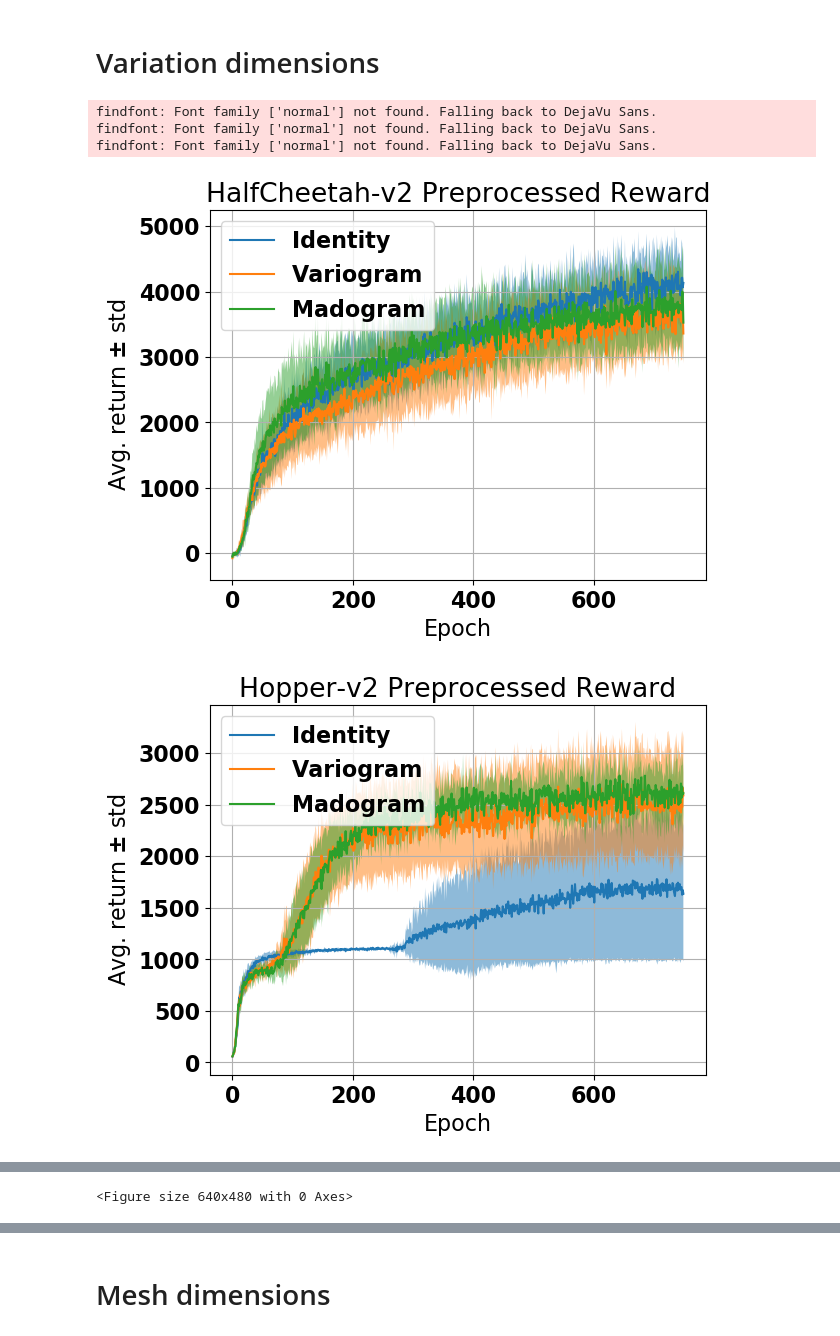
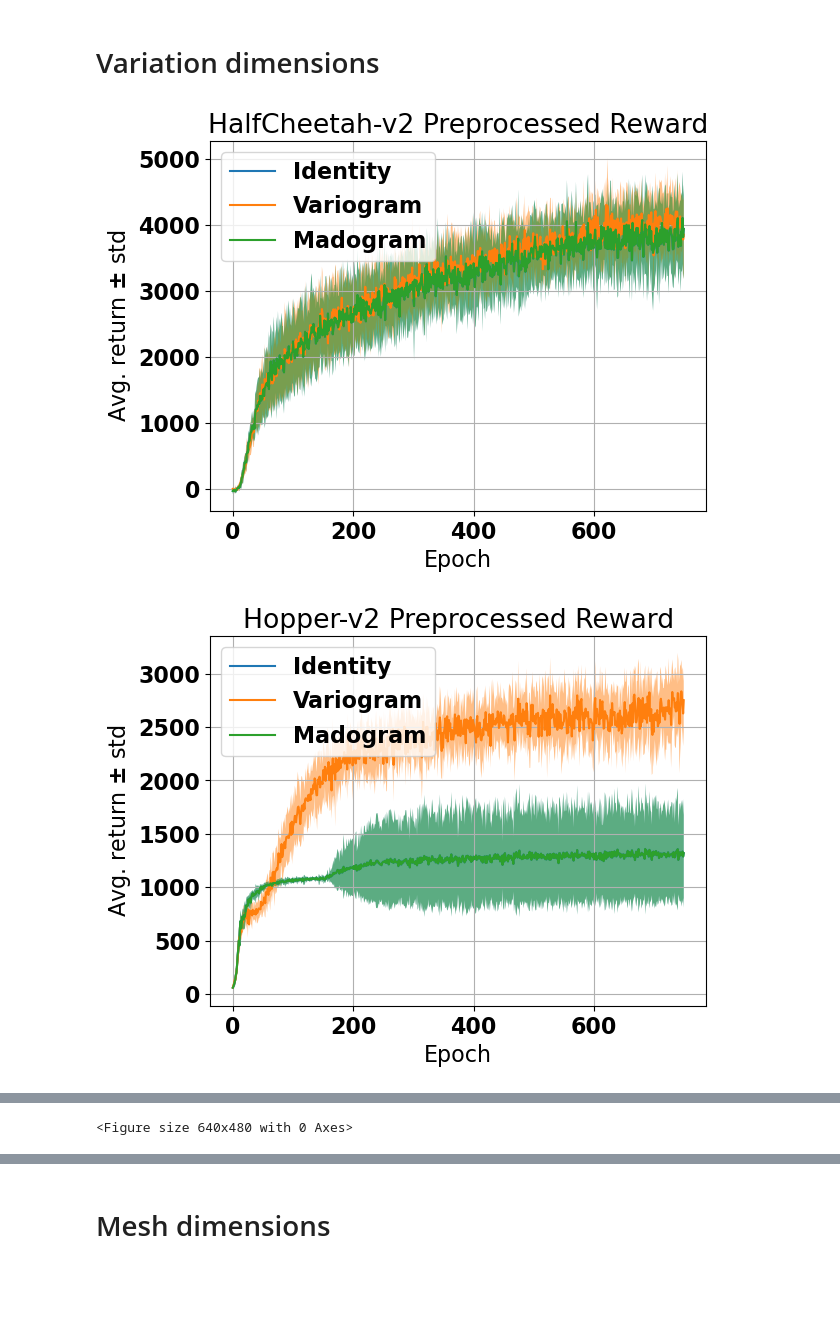
Before and after one commit to sgillen/fractal_rl, a Jupyter notebook: src/make_plots_and_tables.ipynb, the cells around one changed output, grey strips where cells are left out. Drawn from its saved outputs; the diff is of its cells as text; code cells hidden in the pictures; blank space fills up the shorter version.

```diff
--- a/src/make_plots_and_tables.ipynb
+++ b/src/make_plots_and_tables.ipynb
@@ -111,40 +111,37 @@ font = {'family' : 'normal',
 
 matplotlib.rc('font', **font)
 
-env_names = ['HalfCheetah-v2', 'Hopper-v2', 'Walker2d-v2', 'Ant-v2','Humanoid-v2']
+env_names = ['HalfCheetah-v2', 'Hopper-v2', 'Walker2d-v2']#, 'Ant-v2','Humanoid-v2']
 for env_name in env_names:
-    data = torch.load(f"./data17/{env_name}.xr")
+    data = torch.load(f"./data_noise1/{env_name}.xr")
     data = data.where(data.post!='radodiv', drop=True)
 
     policy_dict = data.policy_dict
     rews = data.rews#/data.post_rews
     exp_names = [fn.__name__ for fn in data.attrs['post_fns']]
     num_seeds = len(policy_dict[exp_names[0]])
 
     means = rews.mean(dim="trial")
     stds = rews.std(dim="trial")
 
     #plt.subplots(1,1, figsize=(10,7))
     plt.plot(means.T)
     plt.legend(['Identity', 'Variogram','Madogram'], loc='upper left')
     ci = stds
 
     for mean, c in zip(means, ci):
         plt.fill_between([t for t in range(len(mean))], (mean-c), (mean+c), alpha=.5)
     plt.title(f"{env_name} Preprocessed Reward")
     plt.ylabel(r"Avg. return $\pm$ std")
     plt.xlabel(r"Epoch")
     plt.grid()
     plt.figure()
 
 #     for exp_name in exp_names:
 #         plt.plot(rews.loc[exp_name].T[:,0:10])
 #         plt.title(exp_name)
 #         plt.figure()
 #     top_seeds = {'identity':[0,1], 'cdim_div':[0,1]}
 # %% [output]
-findfont: Font family ['normal'] not found. Falling back to DejaVu Sans.
-findfont: Font family ['normal'] not found. Falling back to DejaVu Sans.
-findfont: Font family ['normal'] not found. Falling back to DejaVu Sans.
-[figure, old version]
+[figure, new version]
-[figure, old version]
+[figure, new version]
@@ -154,4 +149,4 @@ findfont: Font family ['normal'] not found. Falling back to DejaVu Sans.
-<Figure size 640x480 with 0 Axes>
+<Figure size 640x480 with 0 Axes>
 # %%
 for env_name in env_names:
     env = gym.make(env_name)
```
Also changed, not shown: parts of 5 cells of this notebook, 7 other files.
